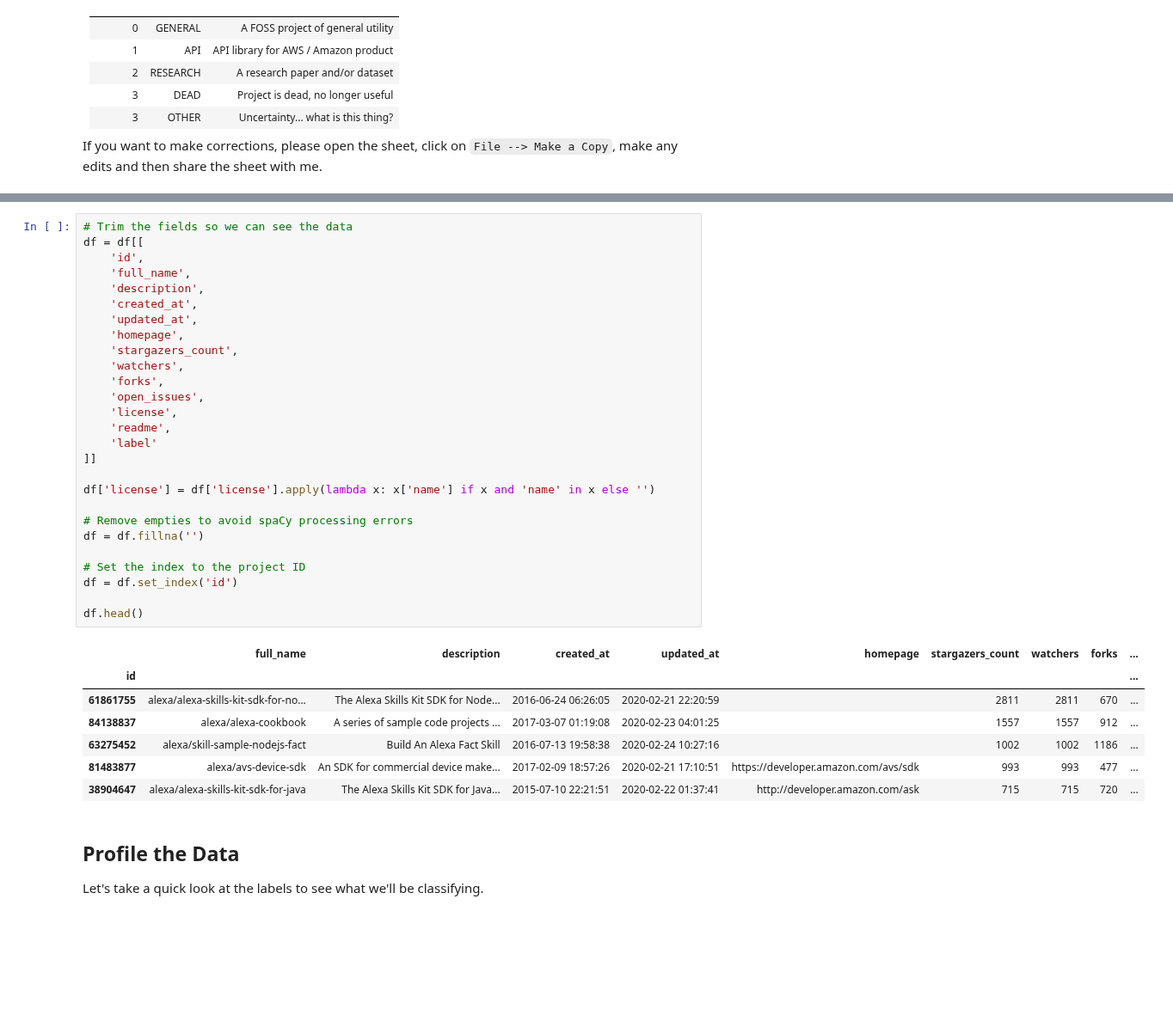
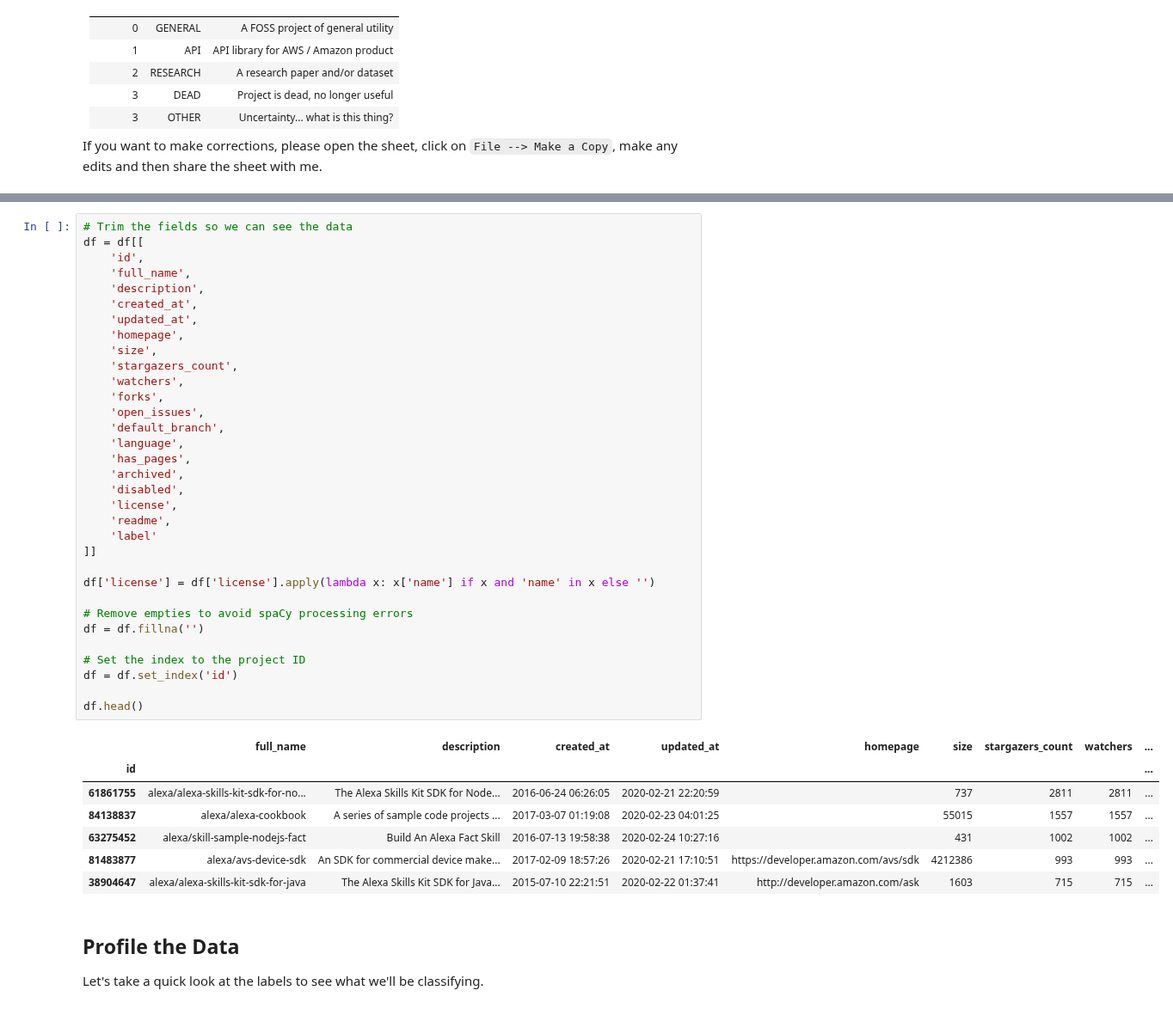
Before and after one commit to rjurney/weakly_supervised_learning_code, a Jupyter notebook: ch03/Introducing Snorkel.ipynb, the cells around one changed output, grey strips where cells are left out. Shown at 86% size. Cells and saved outputs as stored; diff of their text form; blank space fills up the shorter version.

```diff
--- a/ch03/Introducing Snorkel.ipynb
+++ b/ch03/Introducing Snorkel.ipynb
@@ -65,38 +71,44 @@ df.head(10)
 # %%
 # Trim the fields so we can see the data
 df = df[[
     'id',
     'full_name',
     'description',
     'created_at',
     'updated_at',
     'homepage',
+    'size',
     'stargazers_count',
     'watchers',
     'forks',
     'open_issues',
+    'default_branch',
+    'language',
+    'has_pages',
+    'archived',
+    'disabled',
     'license',
     'readme',
     'label'
 ]]
 
 df['license'] = df['license'].apply(lambda x: x['name'] if x and 'name' in x else '')
 
 # Remove empties to avoid spaCy processing errors
 df = df.fillna('')
 
 # Set the index to the project ID
 df = df.set_index('id')
 
 df.head()
 # %% [output]
-|  | full_name | description | created_at | updated_at | homepage | stargazers_count | watchers | forks | ... |
+|  | full_name | description | created_at | updated_at | homepage | size | stargazers_count | watchers | ... |
 | id |  |  |  |  |  |  |  |  | ... |
-| 61861755 | alexa/alexa-skills-kit-sdk-for-no... | The Alexa Skills Kit SDK for Node... | 2016-06-24 06:26:05 | 2020-02-21 22:20:59 |  | 2811 | 2811 | 670 | ... |
-| 84138837 | alexa/alexa-cookbook | A series of sample code projects ... | 2017-03-07 01:19:08 | 2020-02-23 04:01:25 |  | 1557 | 1557 | 912 | ... |
-| 63275452 | alexa/skill-sample-nodejs-fact | Build An Alexa Fact Skill | 2016-07-13 19:58:38 | 2020-02-24 10:27:16 |  | 1002 | 1002 | 1186 | ... |
-| 81483877 | alexa/avs-device-sdk | An SDK for commercial device make... | 2017-02-09 18:57:26 | 2020-02-21 17:10:51 | https://developer.amazon.com/avs/sdk | 993 | 993 | 477 | ... |
-| 38904647 | alexa/alexa-skills-kit-sdk-for-java | The Alexa Skills Kit SDK for Java... | 2015-07-10 22:21:51 | 2020-02-22 01:37:41 | http://developer.amazon.com/ask | 715 | 715 | 720 | ... |
+| 61861755 | alexa/alexa-skills-kit-sdk-for-no... | The Alexa Skills Kit SDK for Node... | 2016-06-24 06:26:05 | 2020-02-21 22:20:59 |  | 737 | 2811 | 2811 | ... |
+| 84138837 | alexa/alexa-cookbook | A series of sample code projects ... | 2017-03-07 01:19:08 | 2020-02-23 04:01:25 |  | 55015 | 1557 | 1557 | ... |
+| 63275452 | alexa/skill-sample-nodejs-fact | Build An Alexa Fact Skill | 2016-07-13 19:58:38 | 2020-02-24 10:27:16 |  | 431 | 1002 | 1002 | ... |
+| 81483877 | alexa/avs-device-sdk | An SDK for commercial device make... | 2017-02-09 18:57:26 | 2020-02-21 17:10:51 | https://developer.amazon.com/avs/sdk | 4212386 | 993 | 993 | ... |
+| 38904647 | alexa/alexa-skills-kit-sdk-for-java | The Alexa Skills Kit SDK for Java... | 2015-07-10 22:21:51 | 2020-02-22 01:37:41 | http://developer.amazon.com/ask | 1603 | 715 | 715 | ... |
 # %% [markdown]
 ## Profile the Data
 
```
Also changed, not shown: parts of 46 cells of this notebook.
